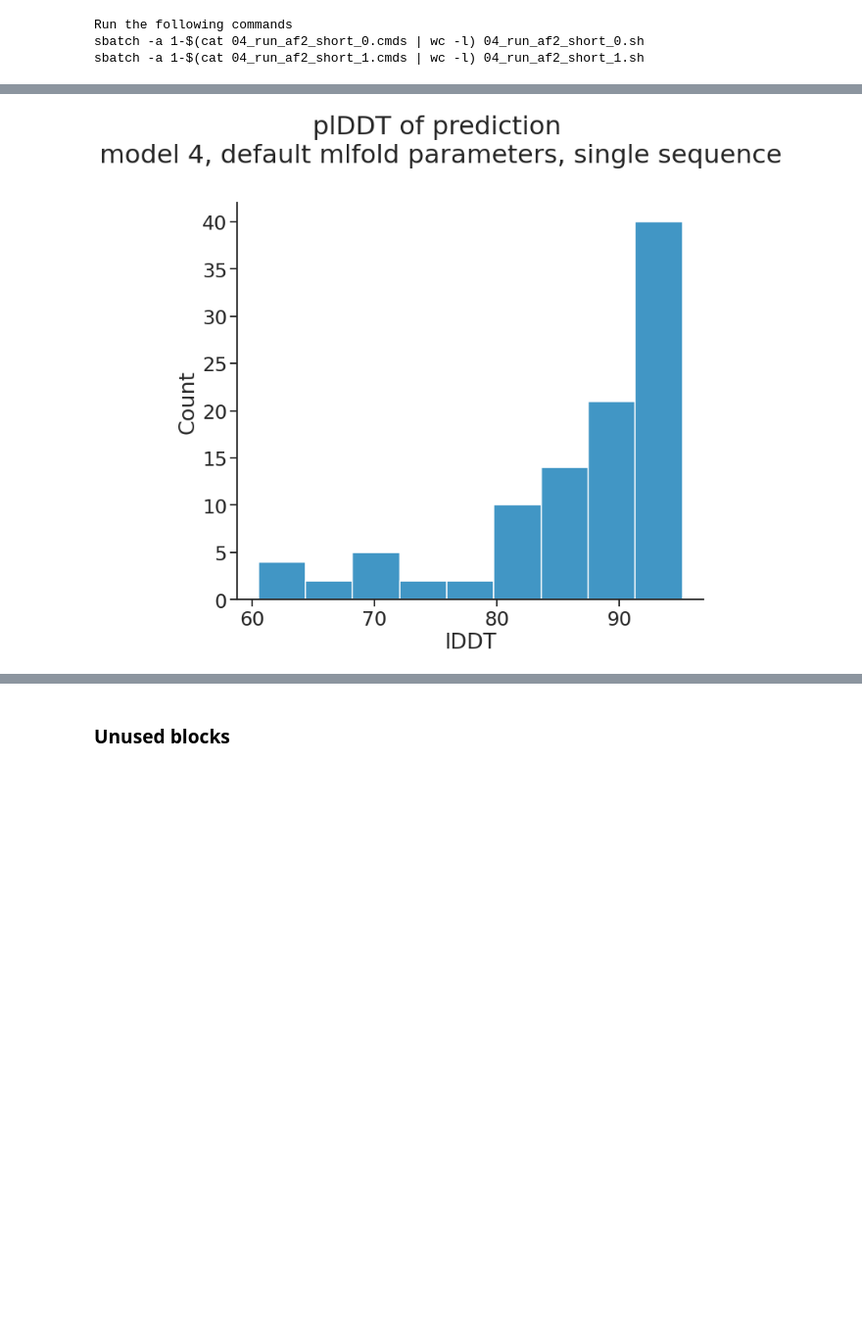
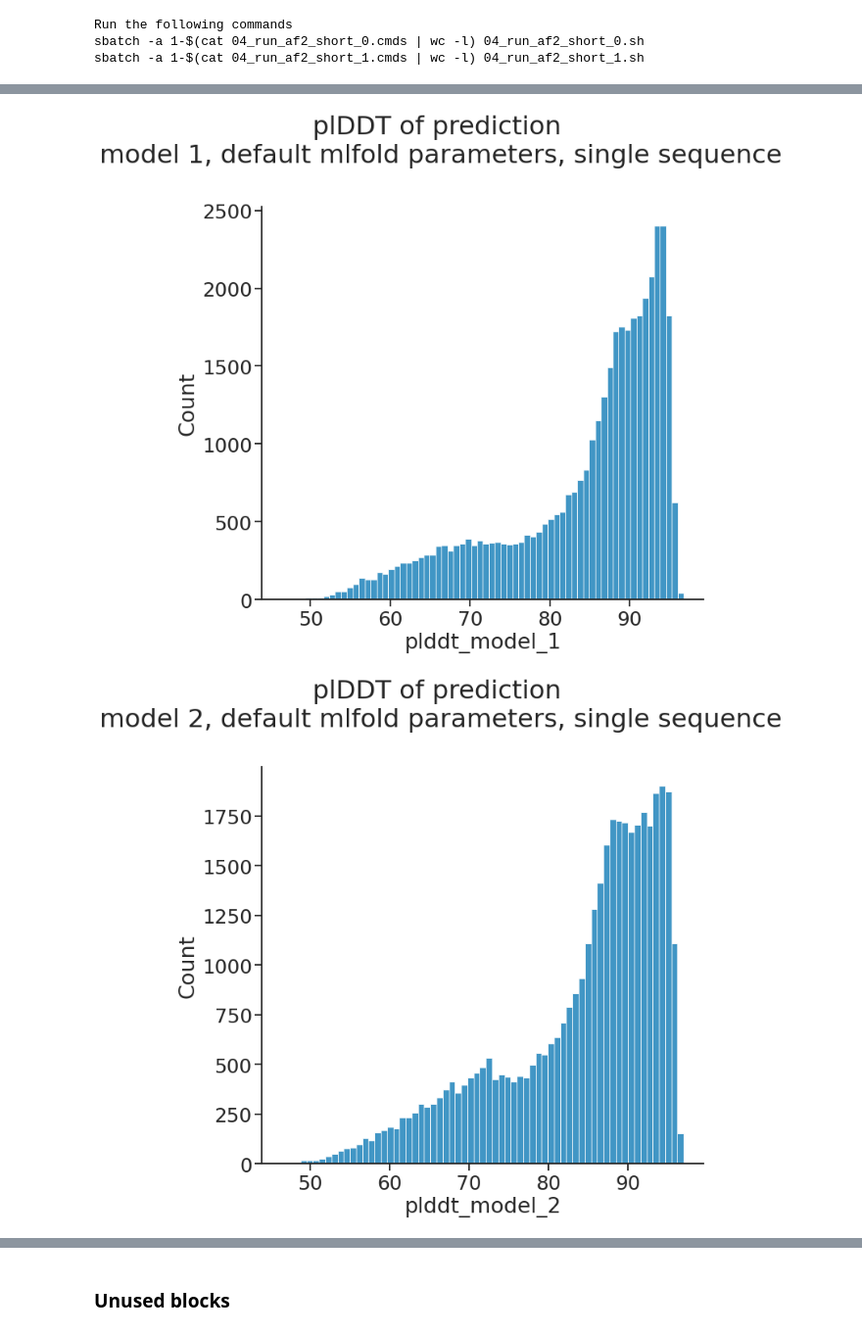
Before and after one commit to proleu/peptide_binders, a Jupyter notebook: 04_cleanup_filter.ipynb, the cells around one changed output, grey strips where cells are left out. Shown at 98% size. Cells and saved outputs as stored; diff of their text form; code cells hidden in the pictures; blank space fills up the shorter version.

```diff
--- a/04_cleanup_filter.ipynb
+++ b/04_cleanup_filter.ipynb
@@ -825,0 +867,3 @@ sbatch -a 1-$(cat 04_run_af2_short_1.cmds | wc -l) 04_run_af2_short_1.sh
+# %%
+output_path = os.path.join(os.getcwd(), "04_run_af2_short")
+scores_df = pd.read_json(os.path.join(output_path, "af2_scores.json"))
@@ -916,11 +885,14 @@ core.conformation.Conformation: {0} [ WARNING ] missing heavyatom:  OXT on resid
 # %%
-results_df["lDDT"] = pd.to_numeric(results_df["lDDT"])
+scores_df = scores_df.apply(pd.to_numeric, errors="coerce")
 
-fig, ax = plt.subplots(figsize=(10, 10), tight_layout=True)
-sns.histplot(ax=ax, x="lDDT", y="rmsd", data=results_df)
-plt.suptitle(
-    f"plDDT vs rmsd of prediction to design\nmodel 4, default mlfold parameters, single sequence"
-)
-sns.despine()
-plt.savefig(f"figs/04_plDDT_vs_rmsd.png")
+for model in "1 2 3 4 5".split():
+    fig, ax = plt.subplots(figsize=(10, 10), tight_layout=True)
+    sns.histplot(
+        ax=ax, x=f"plddt_model_{model}", y=f"rmsd_model_{model}", data=scores_df
+    )
+    plt.suptitle(
+        f"plDDT vs rmsd of prediction to design\nmodel {model}, default mlfold parameters, single sequence"
+    )
+    sns.despine()
+    plt.savefig(f"figs/04_plDDT_vs_rmsd_model_{model}.png")
 # %% [output]
@@ -928,10 +904,12 @@ plt.savefig(f"figs/04_plDDT_vs_rmsd.png")
 # %%
-fig, ax = plt.subplots(figsize=(10, 10), tight_layout=True)
-sns.histplot(ax=ax, x="lDDT", data=results_df)
-plt.suptitle(
-    f"plDDT of prediction \nmodel 4, default mlfold parameters, single sequence"
-)
-sns.despine()
-plt.savefig(f"figs/04_plDDT.png")
+for model in "1 2 3 4 5".split():
+    fig, ax = plt.subplots(figsize=(10, 10), tight_layout=True)
+    sns.histplot(ax=ax, x=f"plddt_model_{model}", data=scores_df)
+    plt.suptitle(
+        f"plDDT of prediction \nmodel {model}, default mlfold parameters, single sequence"
+    )
+    sns.despine()
+    plt.savefig(f"figs/04_plDDT_model_{model}.png")
 # %% [output]
-[figure, old version]
+[figure, new version]
+[figure, added]
```
Also changed, not shown: parts of 26 cells of this notebook, 4 other files.
